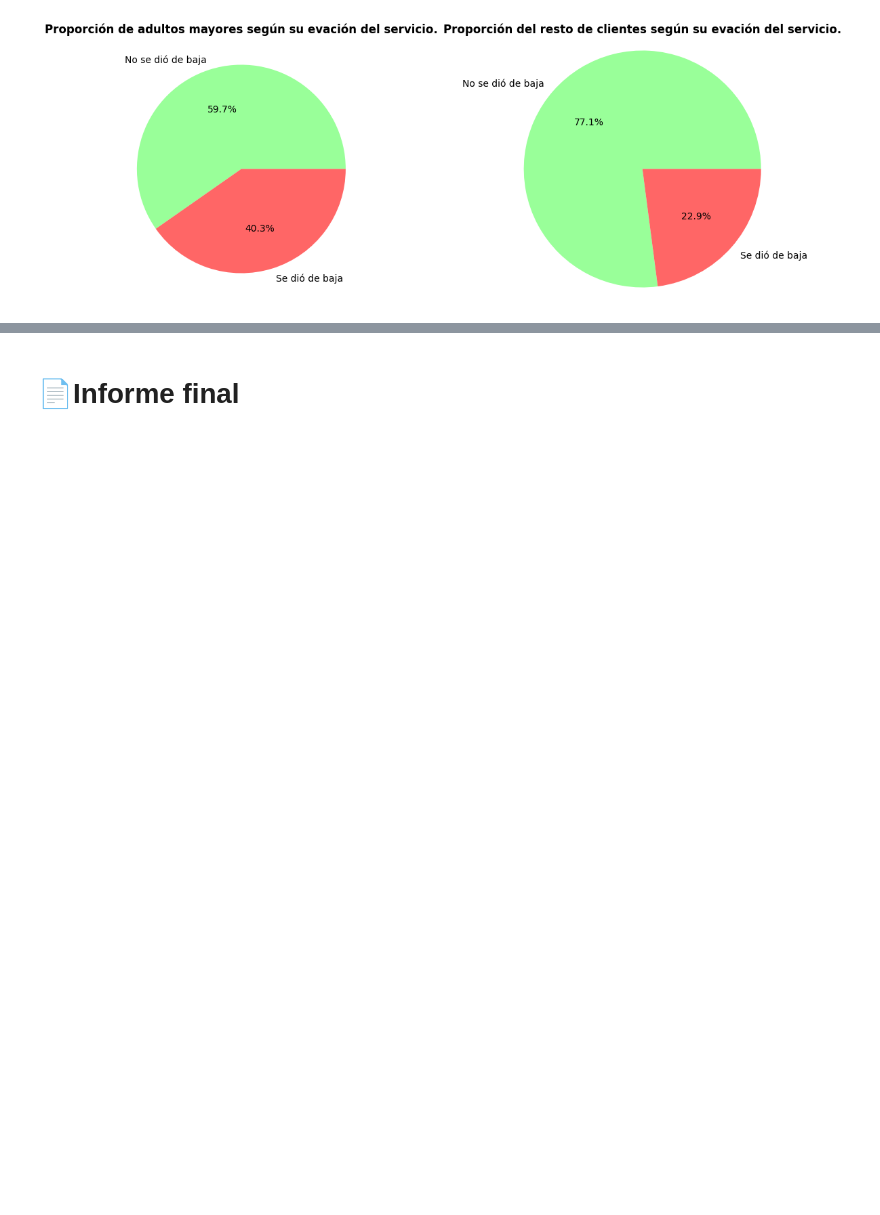
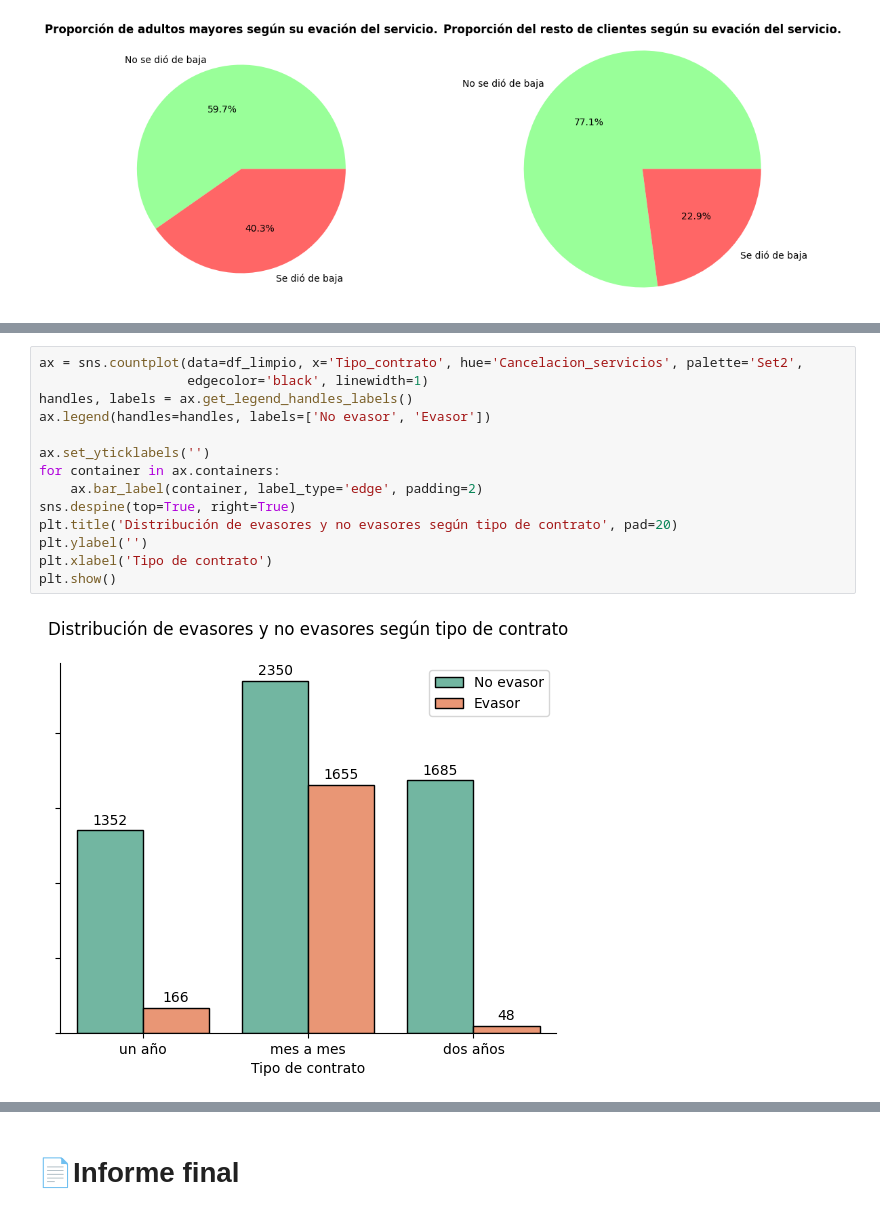
Before and after one commit to nxzK1/telecomX_Challenge, a Jupyter notebook: TelecomX_Challenge.ipynb, the cells around one changed output, grey strips where cells are left out. Cells and saved outputs as stored; diff of their text form; blank space fills up the shorter version.

```diff
--- a/TelecomX_Challenge.ipynb
+++ b/TelecomX_Challenge.ipynb
@@ -786,0 +802,16 @@ plt.show()
+# %%
+ax = sns.countplot(data=df_limpio, x='Tipo_contrato', hue='Cancelacion_servicios', palette='Set2',
+                   edgecolor='black', linewidth=1)
+handles, labels = ax.get_legend_handles_labels()
+ax.legend(handles=handles, labels=['No evasor', 'Evasor'])
+
+ax.set_yticklabels('')
+for container in ax.containers:
+    ax.bar_label(container, label_type='edge', padding=2)
+sns.despine(top=True, right=True)
+plt.title('Distribución de evasores y no evasores según tipo de contrato', pad=20)
+plt.ylabel('')
+plt.xlabel('Tipo de contrato')
+plt.show()
+# %% [output]
+[figure, added]
```
Also changed, not shown: parts of 6 cells of this notebook.
